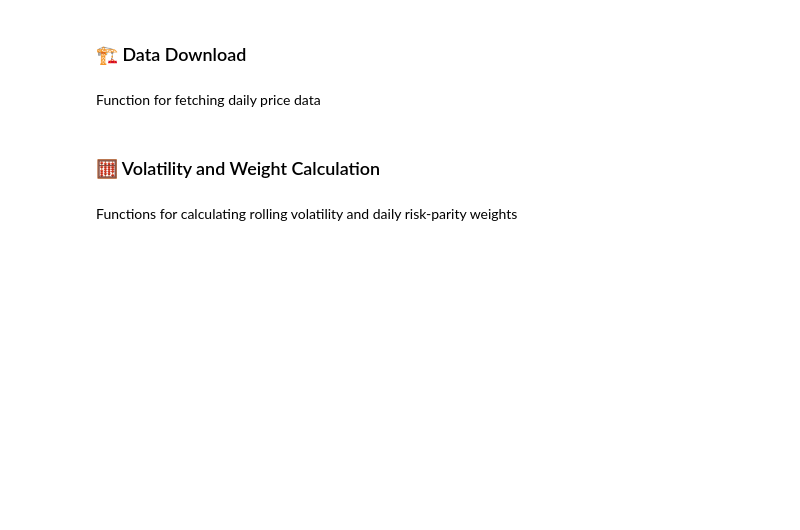
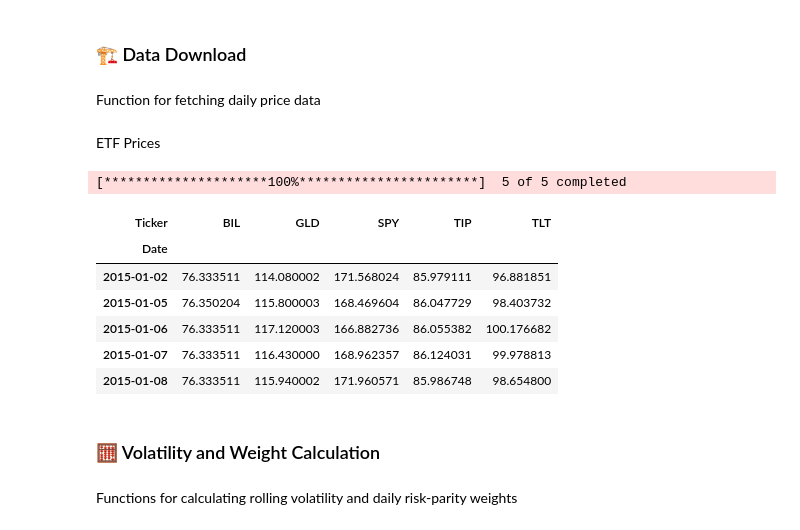
Before and after one commit to Lawrence2005/Finovax-Quantitative-Researcher-Internship-Summer-2025, a Jupyter notebook: Risk-Parity-Portfolio-Strategy-Week3/analysis.ipynb, the cells around one changed output. Cells and saved outputs as stored; diff of their text form; code cells hidden in the pictures; blank space fills up the shorter version.

```diff
--- a/Risk-Parity-Portfolio-Strategy-Week3/analysis.ipynb
+++ b/Risk-Parity-Portfolio-Strategy-Week3/analysis.ipynb
@@ -36,6 +38,22 @@ def get_etf_data(tickers: list[str], start: str, end: str):
 
     data = yf.download(tickers, start, end, auto_adjust=True)['Close']
     return data.dropna()
+# %% [markdown]
+ETF Prices
+# %%
+prices = get_etf_data(TICKERS, START_DATE, END_DATE)
+# %% [output]
+[*********************100%***********************]  5 of 5 completed
+# %%
+prices.head()
+# %% [output]
+| Ticker | BIL | GLD | SPY | TIP | TLT |
+| Date |  |  |  |  |  |
+| 2015-01-02 | 76.333511 | 114.080002 | 171.568024 | 85.979111 | 96.881851 |
+| 2015-01-05 | 76.350204 | 115.800003 | 168.469604 | 86.047729 | 98.403732 |
+| 2015-01-06 | 76.333511 | 117.120003 | 166.882736 | 86.055382 | 100.176682 |
+| 2015-01-07 | 76.333511 | 116.430000 | 168.962357 | 86.124031 | 99.978813 |
+| 2015-01-08 | 76.333511 | 115.940002 | 171.960571 | 85.986748 | 98.654800 |
 # %% [markdown]
 ### 🧮 Volatility and Weight Calculation
 # %% [markdown]
```
Also changed, not shown: parts of 19 cells of this notebook.
